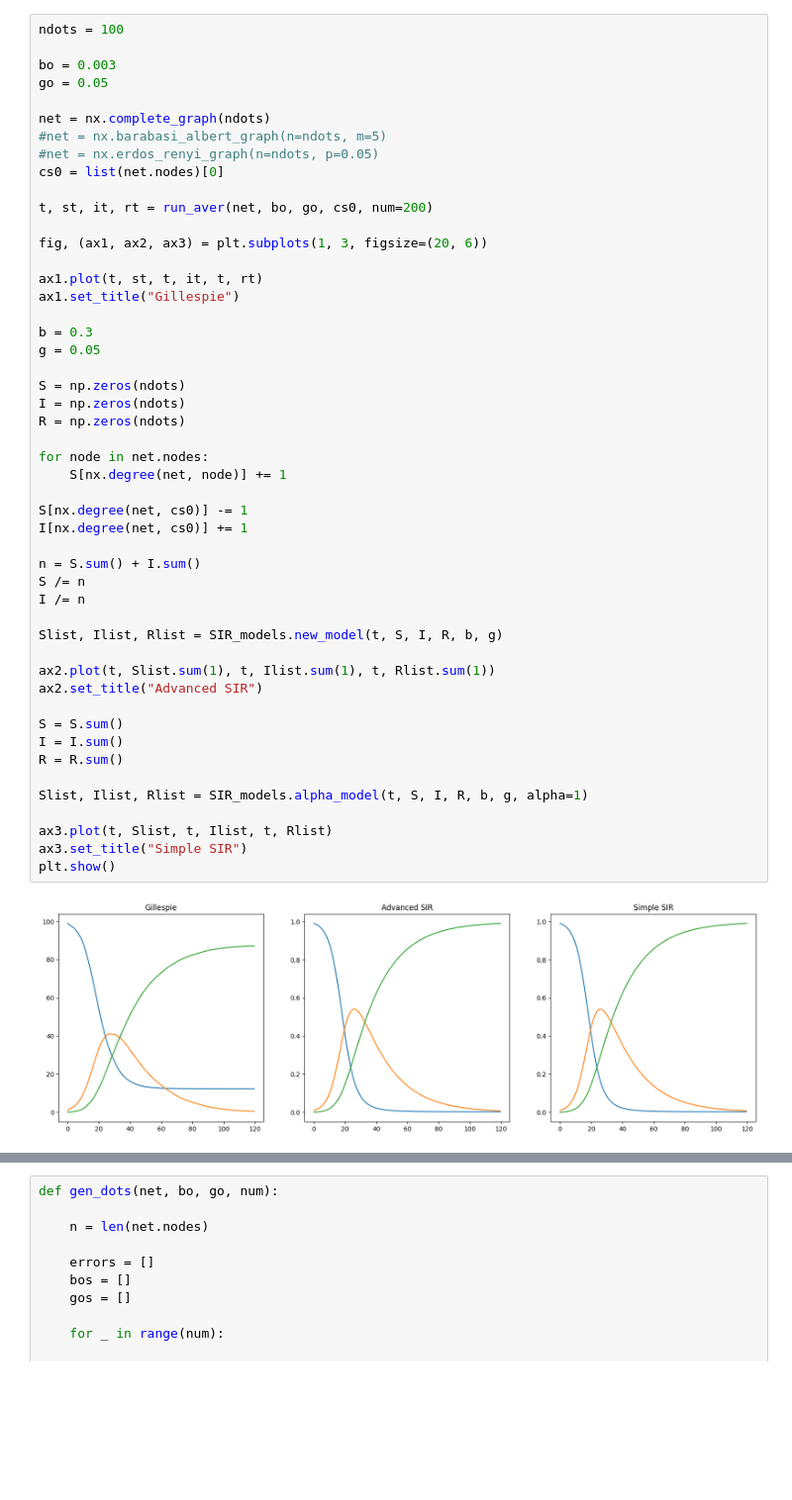
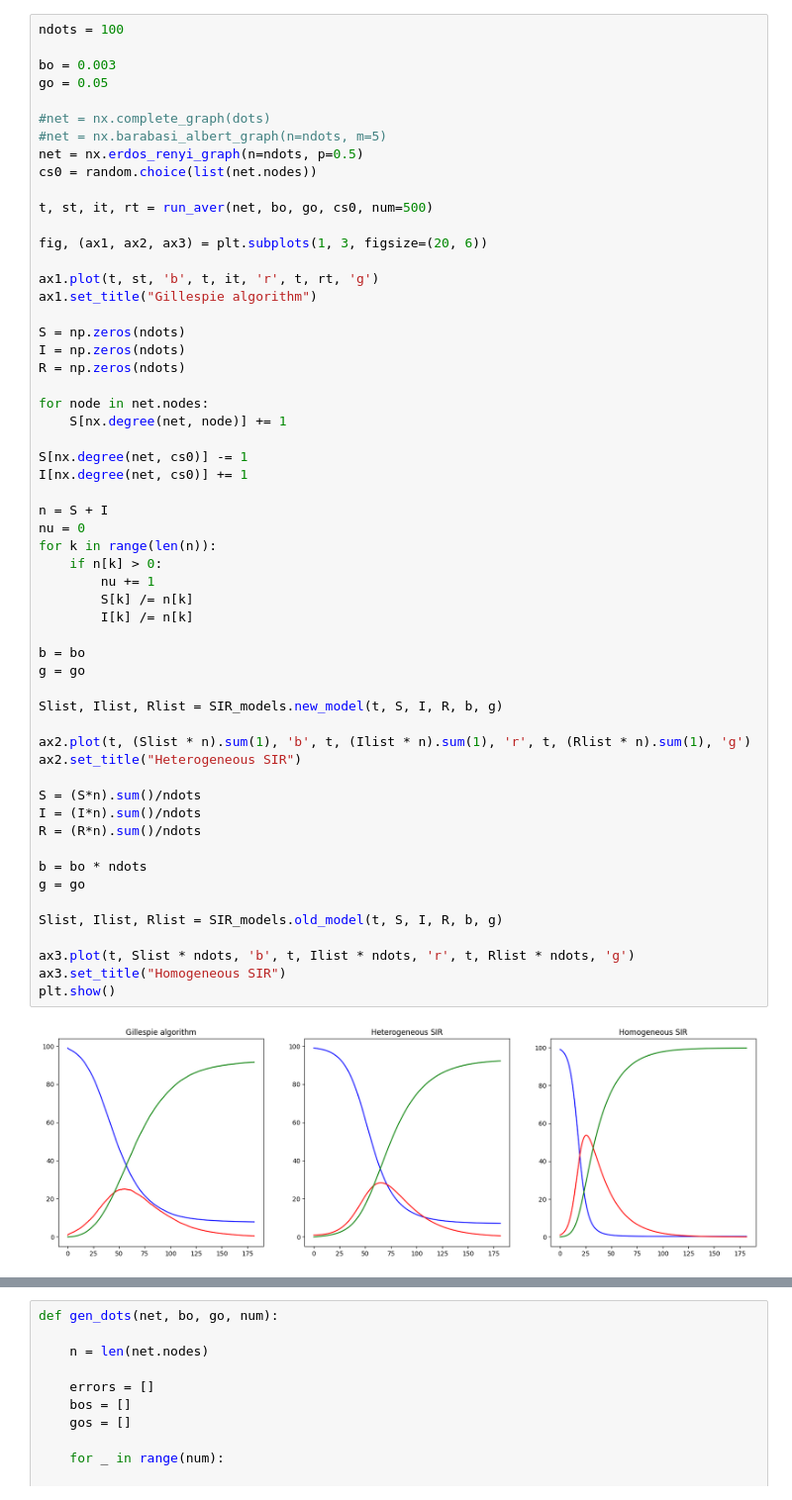
Before and after one commit to kambizaur/ZASUT, a Jupyter notebook: experiments.ipynb, the cells around one changed output, grey strips where cells are left out. Shown: that part at 99% size. Cells and saved outputs as stored; diff of their text form; blank space fills up the shorter version.

```diff
--- a/experiments.ipynb
+++ b/experiments.ipynb
@@ -146,51 +143,58 @@ def run_aver(graph, b, g, cs0, num=100, divider=1000):
 # %%
 ndots = 100
 
 bo = 0.003
 go = 0.05
 
-net = nx.complete_graph(ndots)
+#net = nx.complete_graph(dots)
 #net = nx.barabasi_albert_graph(n=ndots, m=5)
-#net = nx.erdos_renyi_graph(n=ndots, p=0.05)
-cs0 = list(net.nodes)[0]
+net = nx.erdos_renyi_graph(n=ndots, p=0.5)
+cs0 = random.choice(list(net.nodes))
 
-t, st, it, rt = run_aver(net, bo, go, cs0, num=200)
+t, st, it, rt = run_aver(net, bo, go, cs0, num=500)
 
 fig, (ax1, ax2, ax3) = plt.subplots(1, 3, figsize=(20, 6))
 
-ax1.plot(t, st, t, it, t, rt)
-ax1.set_title("Gillespie")
-
-b = 0.3
-g = 0.05
+ax1.plot(t, st, 'b', t, it, 'r', t, rt, 'g')
+ax1.set_title("Gillespie algorithm")
 
 S = np.zeros(ndots)
 I = np.zeros(ndots)
 R = np.zeros(ndots)
 
 for node in net.nodes:
     S[nx.degree(net, node)] += 1
 
 S[nx.degree(net, cs0)] -= 1
 I[nx.degree(net, cs0)] += 1
 
-n = S.sum() + I.sum()
-S /= n
-I /= n
+n = S + I
+nu = 0
+for k in range(len(n)):
+    if n[k] > 0:
+        nu += 1
+        S[k] /= n[k]
+        I[k] /= n[k]
+
+b = bo
+g = go
 
 Slist, Ilist, Rlist = SIR_models.new_model(t, S, I, R, b, g)
 
-ax2.plot(t, Slist.sum(1), t, Ilist.sum(1), t, Rlist.sum(1))
-ax2.set_title("Advanced SIR")
+ax2.plot(t, (Slist * n).sum(1), 'b', t, (Ilist * n).sum(1), 'r', t, (Rlist * n).sum(1), 'g')
+ax2.set_title("Heterogeneous SIR")
 
-S = S.sum()
-I = I.sum()
-R = R.sum()
+S = (S*n).sum()/ndots
+I = (I*n).sum()/ndots
+R = (R*n).sum()/ndots
 
-Slist, Ilist, Rlist = SIR_models.alpha_model(t, S, I, R, b, g, alpha=1)
+b = bo * ndots
+g = go
 
-ax3.plot(t, Slist, t, Ilist, t, Rlist)
-ax3.set_title("Simple SIR")
+Slist, Ilist, Rlist = SIR_models.old_model(t, S, I, R, b, g)
+
+ax3.plot(t, Slist * ndots, 'b', t, Ilist * ndots, 'r', t, Rlist * ndots, 'g')
+ax3.set_title("Homogeneous SIR")
 plt.show()
 # %% [output]
-[figure, old version]
+[figure, new version]
```
Also changed, not shown: parts of 12 cells of this notebook, 1 other file.
